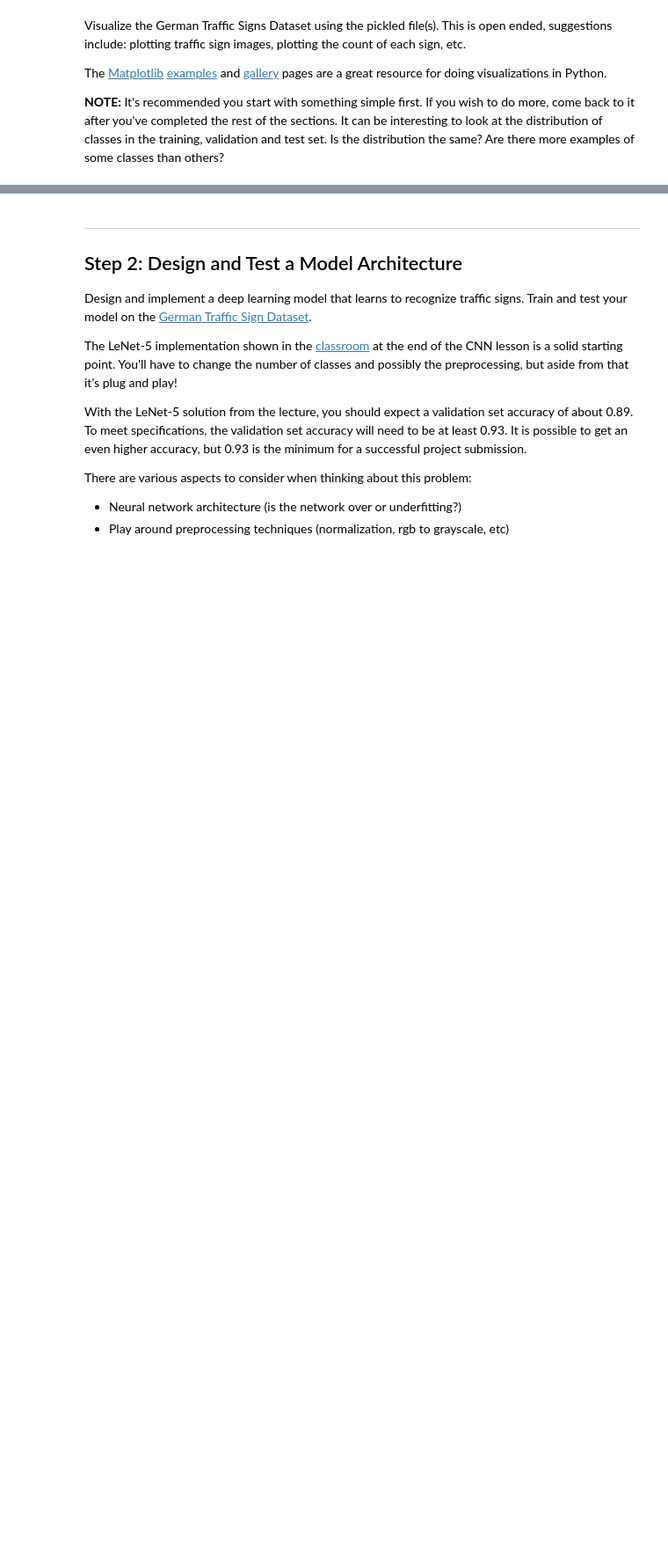
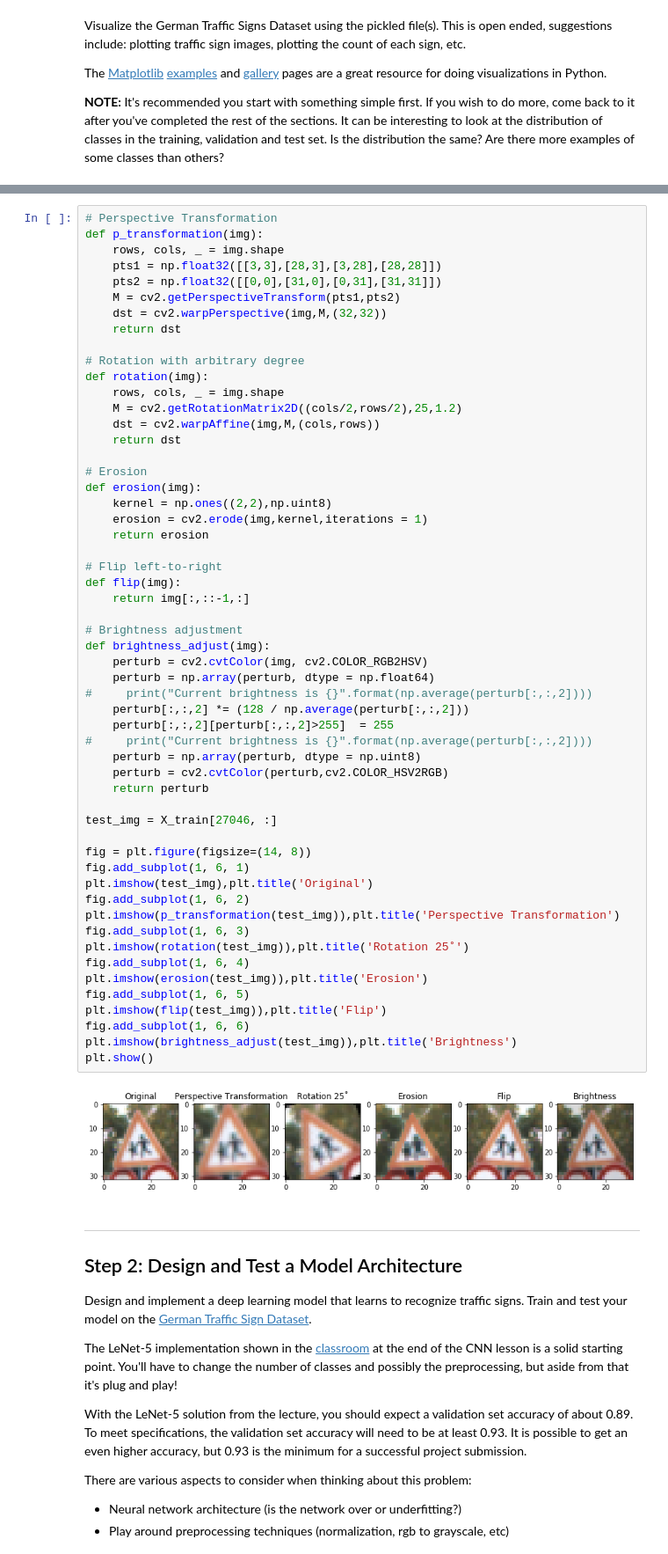
Before and after one commit to jtang10/CarND-Traffic-Sign-Classifier-Project, a Jupyter notebook: Traffic_Sign_Classifier.ipynb, the cells around one changed output, grey strips where cells are left out. Shown at 88% size. Drawn from its saved outputs; the diff is of its cells as text; blank space fills up the shorter version.

```diff
--- a/Traffic_Sign_Classifier.ipynb
+++ b/Traffic_Sign_Classifier.ipynb
@@ -111,3 +131,60 @@ for i in range(8):
+# %%
+# Perspective Transformation
+def p_transformation(img):
+    rows, cols, _ = img.shape
+    pts1 = np.float32([[3,3],[28,3],[3,28],[28,28]])
+    pts2 = np.float32([[0,0],[31,0],[0,31],[31,31]])
+    M = cv2.getPerspectiveTransform(pts1,pts2)
+    dst = cv2.warpPerspective(img,M,(32,32))
+    return dst
+
+# Rotation with arbitrary degree
+def rotation(img):
+    rows, cols, _ = img.shape
+    M = cv2.getRotationMatrix2D((cols/2,rows/2),25,1.2)
+    dst = cv2.warpAffine(img,M,(cols,rows))
+    return dst
+
+# Erosion
+def erosion(img):
+    kernel = np.ones((2,2),np.uint8)
+    erosion = cv2.erode(img,kernel,iterations = 1)
+    return erosion
+
+# Flip left-to-right
+def flip(img):
+    return img[:,::-1,:]
+
+# Brightness adjustment
+def brightness_adjust(img):
+    perturb = cv2.cvtColor(img, cv2.COLOR_RGB2HSV)
+    perturb = np.array(perturb, dtype = np.float64)
+#     print("Current brightness is {}".format(np.average(perturb[:,:,2])))
+    perturb[:,:,2] *= (128 / np.average(perturb[:,:,2]))
+    perturb[:,:,2][perturb[:,:,2]>255]  = 255
+#     print("Current brightness is {}".format(np.average(perturb[:,:,2])))
+    perturb = np.array(perturb, dtype = np.uint8)
+    perturb = cv2.cvtColor(perturb,cv2.COLOR_HSV2RGB)
+    return perturb
+
+test_img = X_train[27046, :]
+
+fig = plt.figure(figsize=(14, 8))
+fig.add_subplot(1, 6, 1)
+plt.imshow(test_img),plt.title('Original')
+fig.add_subplot(1, 6, 2)
+plt.imshow(p_transformation(test_img)),plt.title('Perspective Transformation')
+fig.add_subplot(1, 6, 3)
+plt.imshow(rotation(test_img)),plt.title('Rotation 25˚')
+fig.add_subplot(1, 6, 4)
+plt.imshow(erosion(test_img)),plt.title('Erosion')
+fig.add_subplot(1, 6, 5)
+plt.imshow(flip(test_img)),plt.title('Flip')
+fig.add_subplot(1, 6, 6)
+plt.imshow(brightness_adjust(test_img)),plt.title('Brightness')
+plt.show()
+# %% [output]
+[figure, added]
 # %% [markdown]
 ----
 
```
Also changed, not shown: parts of 15 cells of this notebook.
